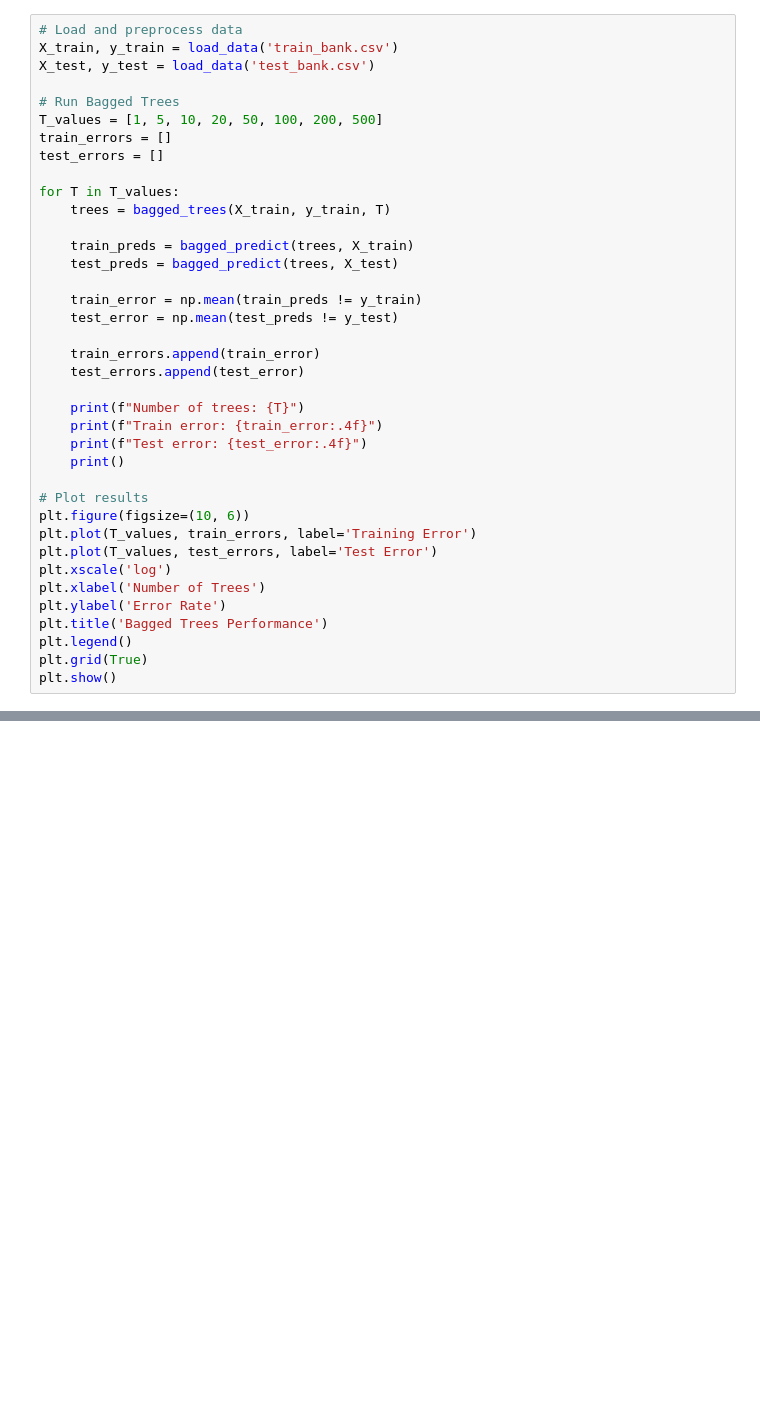
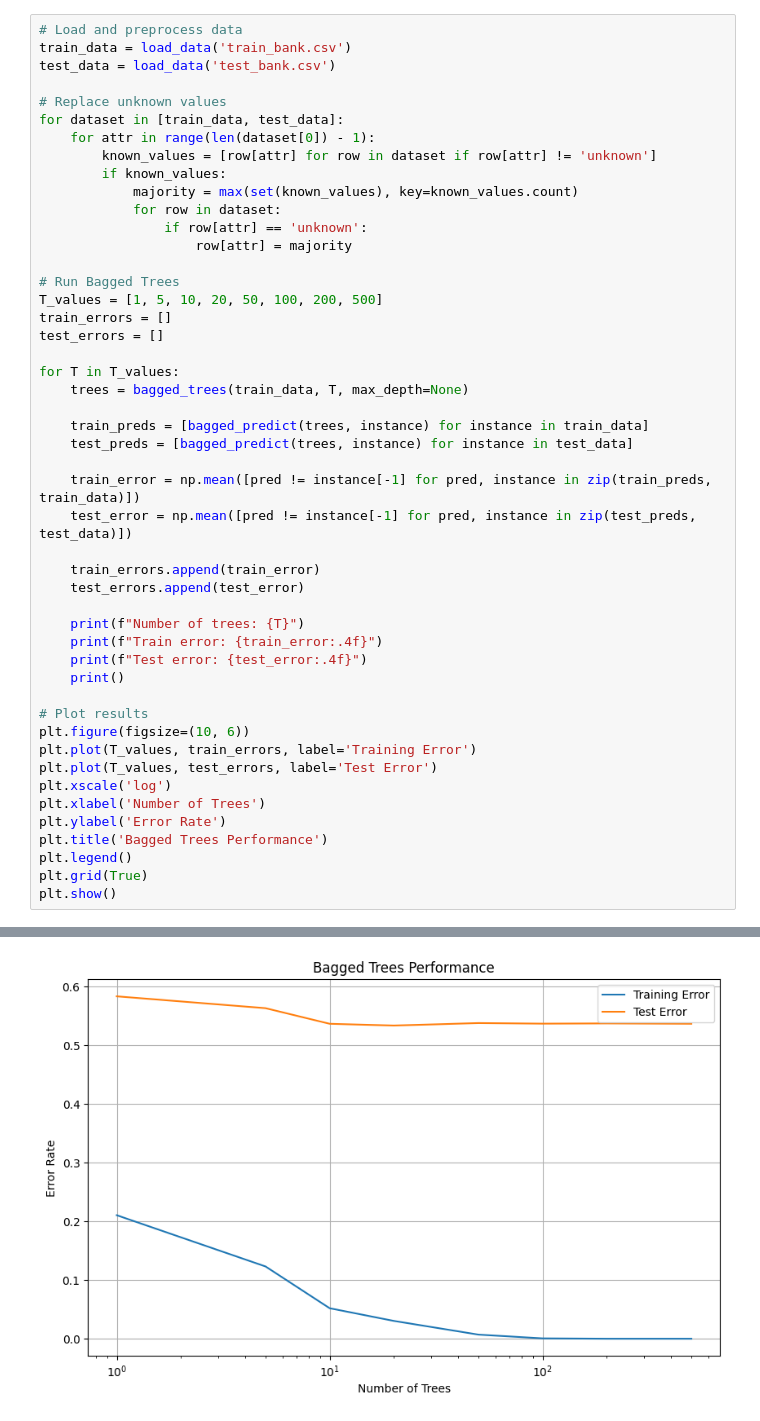
Before and after one commit to raogeorge/machine_learning_course, a Jupyter notebook: Emsemble Learning/Bagging.ipynb, the cells around one changed output, grey strips where cells are left out. Drawn from its saved outputs; the diff is of its cells as text; blank space fills up the shorter version.

```diff
--- a/Emsemble Learning/Bagging.ipynb
+++ b/Emsemble Learning/Bagging.ipynb
@@ -100,7 +133,17 @@ def load_data(filename):
 # %%
 # Load and preprocess data
-X_train, y_train = load_data('train_bank.csv')
-X_test, y_test = load_data('test_bank.csv')
+train_data = load_data('train_bank.csv')
+test_data = load_data('test_bank.csv')
+
+# Replace unknown values
+for dataset in [train_data, test_data]:
+    for attr in range(len(dataset[0]) - 1):
+        known_values = [row[attr] for row in dataset if row[attr] != 'unknown']
+        if known_values:
+            majority = max(set(known_values), key=known_values.count)
+            for row in dataset:
+                if row[attr] == 'unknown':
+                    row[attr] = majority
 
 # Run Bagged Trees
 T_values = [1, 5, 10, 20, 50, 100, 200, 500]
@@ -108,13 +151,13 @@ train_errors = []
 test_errors = []
 
 for T in T_values:
-    trees = bagged_trees(X_train, y_train, T)
+    trees = bagged_trees(train_data, T, max_depth=None)
 
-    train_preds = bagged_predict(trees, X_train)
-    test_preds = bagged_predict(trees, X_test)
+    train_preds = [bagged_predict(trees, instance) for instance in train_data]
+    test_preds = [bagged_predict(trees, instance) for instance in test_data]
 
-    train_error = np.mean(train_preds != y_train)
-    test_error = np.mean(test_preds != y_test)
+    train_error = np.mean([pred != instance[-1] for pred, instance in zip(train_preds, train_data)])
+    test_error = np.mean([pred != instance[-1] for pred, instance in zip(test_preds, test_data)])
 
     train_errors.append(train_error)
     test_errors.append(test_error)
@@ -135,3 +178,4 @@ plt.title('Bagged Trees Performance')
 plt.legend()
 plt.grid(True)
 plt.show()
+# %% [output]
@@ -137,0 +199 @@ plt.show()
+[figure, added]
```
Also changed, not shown: parts of 3 cells of this notebook.
